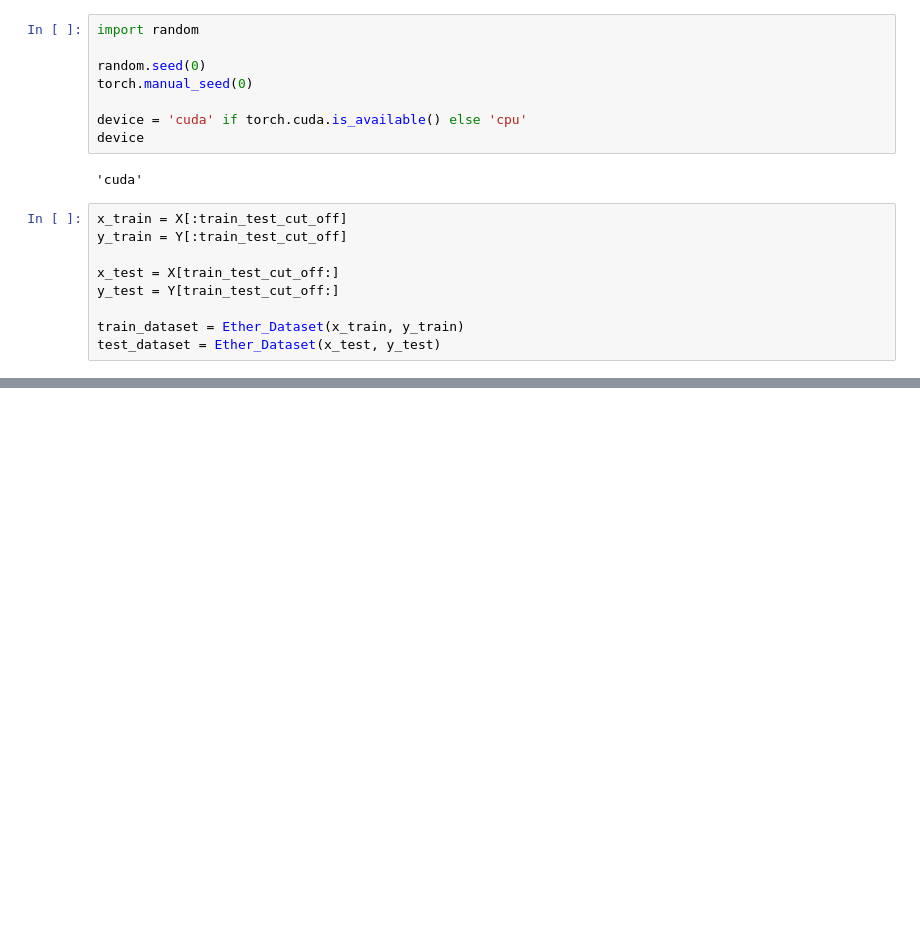
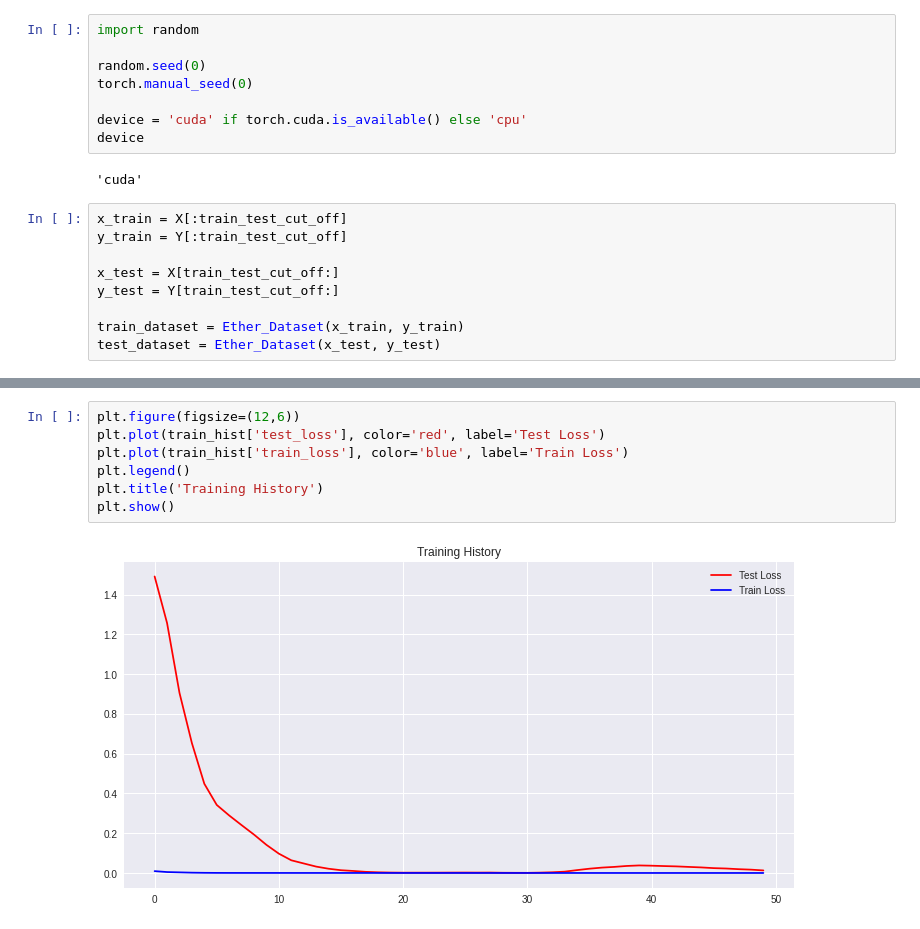
Before and after one commit to ayanga1998/RNN-Price-Prediction, a Jupyter notebook: Code/RNN_Price_Prediction.ipynb, the cells around one changed output, grey strips where cells are left out. Cells and saved outputs as stored; diff of their text form; blank space fills up the shorter version.

```diff
--- a/Code/RNN_Price_Prediction.ipynb
+++ b/Code/RNN_Price_Prediction.ipynb
@@ -609,0 +628,9 @@ Epoch: 50/50, Train Loss: 0.00003 Test Loss: 0.04119, lr: 0.00016
+# %%
+plt.figure(figsize=(12,6))
+plt.plot(train_hist['test_loss'], color='red', label='Test Loss')
+plt.plot(train_hist['train_loss'], color='blue', label='Train Loss')
+plt.legend()
+plt.title('Training History')
+plt.show()
+# %% [output]
+[figure, added]
```
Also changed, not shown: parts of 19 cells of this notebook.
